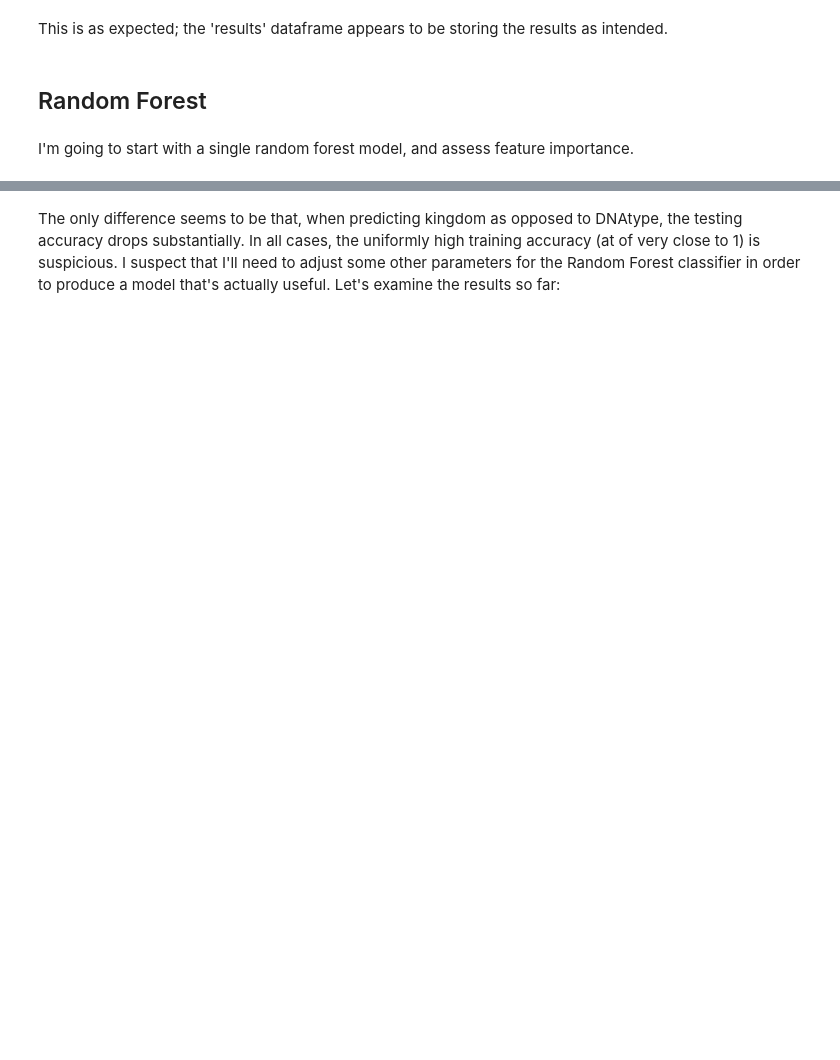
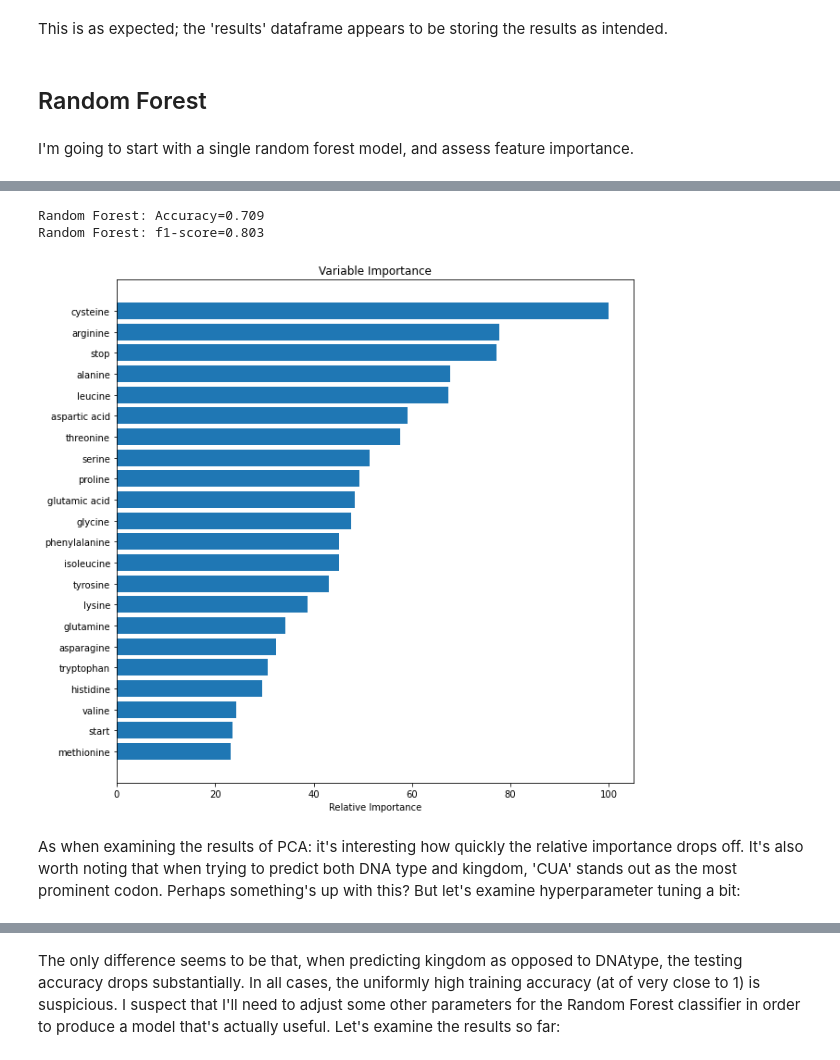
Before and after one commit to skizlik/capstone-2-dna-taxon-prediction, a Jupyter notebook: Capstone 2 Modeling.ipynb, the cells around one changed output, grey strips where cells are left out. Drawn from its saved outputs; the diff is of its cells as text; code cells hidden in the pictures; blank space fills up the shorter version.

```diff
--- a/Capstone 2 Modeling.ipynb
+++ b/Capstone 2 Modeling.ipynb
@@ -360,3 +486,38 @@ As when examining the results of PCA:  it's interesting how quickly the relative
+# %%
+y = cufull[kingcols]
+X = cufull[amino_list]
+X_train, X_test, y_train, y_test = train_test_split(X, y, test_size=0.3, random_state=154)
+X_train, X_test = scale_tv(X_train, X_test)
+
+rfc = RandomForestClassifier(n_estimators=300, random_state = 1,n_jobs=-1)
+model_res = rfc.fit(X_train, y_train)
+y_pred = model_res.predict(X_test)
+
+ac = accuracy_score(y_test, y_pred)
+f1 = f1_score(y_test, y_pred, average='weighted')
+
+
+print('Random Forest: Accuracy=%.3f' % (ac))
+
+print('Random Forest: f1-score=%.3f' % (f1))
+feature_importance = rfc.feature_importances_
+feature_importance = 100.0 * (feature_importance / feature_importance.max())[:30]
+sorted_idx = np.argsort(feature_importance)[:30]
+
+pos = np.arange(sorted_idx.shape[0]) + .5
+sorted_idx.size
+plt.figure(figsize=(10,10))
+plt.barh(pos, feature_importance[sorted_idx], align='center')
+plt.yticks(pos, X.columns[sorted_idx])
+plt.xlabel('Relative Importance')
+plt.title('Variable Importance')
+plt.show()
+# %% [output]
+Random Forest: Accuracy=0.709
+Random Forest: f1-score=0.803
+[figure, added]
+# %% [markdown]
+As when examining the results of PCA:  it's interesting how quickly the relative importance drops off.  It's also worth noting that when trying to predict both DNA type and kingdom, 'CUA' stands out as the most prominent codon.  Perhaps something's up with this?  But let's examine hyperparameter tuning a bit:
 # %%
 # I'll try modifying the same function as above for k-NN
 
```
Also changed, not shown: parts of 59 cells of this notebook.
